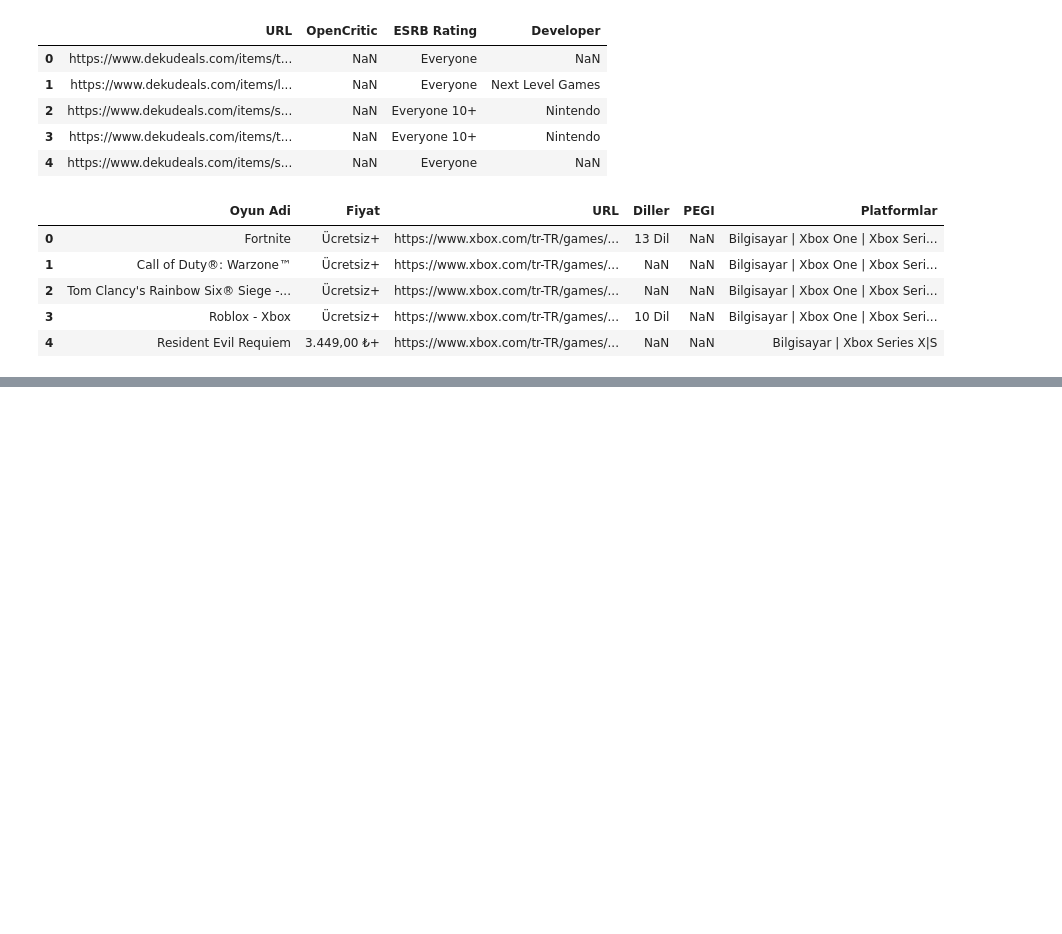
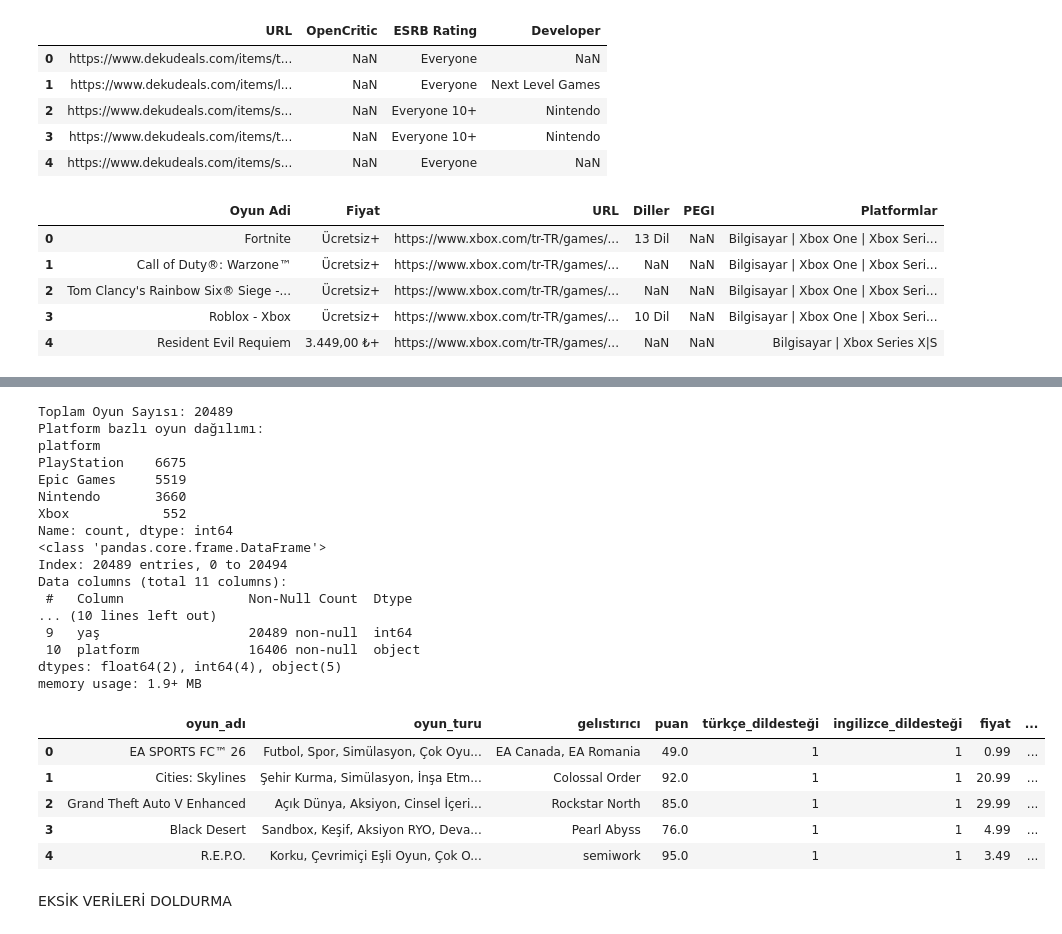
Before and after one commit to betultgumus/ybs-makine-ogrenmesi, a Jupyter notebook: ANIVIA/anivia.ipynb, the cells around one changed output, grey strips where cells are left out. Drawn from its saved outputs; the diff is of its cells as text; code cells hidden in the pictures; blank space fills up the shorter version.

```diff
--- a/ANIVIA/anivia.ipynb
+++ b/ANIVIA/anivia.ipynb
@@ -222,0 +755,5 @@ df_xbox2.head()
+# %%
+df_nintendo['türkçe_dildesteği'] = df_nintendo['Dil'].str.contains('Turkish|Türkçe', case=False, na=False).astype(int)
+df_nintendo['ingilizce_dildesteği'] = df_nintendo['Dil'].str.contains('English|İngilizce', case=False, na=False).astype(int)
+
+df_nintendo.info()
@@ -222,0 +1125,51 @@ df_xbox2.head()
+# %%
+import pandas as pd
+
+# 1. 5 Platformu tek bir dev tabloda topluyoruz
+df_final = pd.concat([df_steam, df_epic, df_nintendo, df_ps, df_xbox], ignore_index=True)
+
+# 2. Eğer isimleri boş olan satırlar gelmişse onları temizleyelim
+df_final = df_final.dropna(subset=['oyun_adı'])
+
+# 3. Boş kalan (NaN) yerleri "Bilinmiyor" ile dolduralım ki tablo temizlensin
+df_final['gelıstırıcı'] = df_final['gelıstırıcı'].fillna('Bilinmiyor')
+df_final['oyun_turu'] = df_final['oyun_turu'].fillna('Bilinmiyor')
+df_final['puan'] = df_final['puan'].fillna(df_final['puan'].mean()) # Puanı olmayanlara ortalama verelim
+
+# 4. TEBRİKLER! Kaç oyunumuz olmuş bakalım?
+print(f"Toplam Oyun Sayısı: {len(df_final)}")
+print("Platform bazlı oyun dağılımı:")
+print(df_final['platform'].value_counts())
+
+# 5. Bu dev tabloyu CSV olarak kaydedelim (Hocaya sunarken lazım olur)
+df_final.to_csv('tum_oyunlar_temiz_final.csv', index=False)
+
+# Sonucu görelim
+df_final.info()
+df_final.head()
+# %% [output]
+Toplam Oyun Sayısı: 20489
+Platform bazlı oyun dağılımı:
+platform
+PlayStation    6675
+Epic Games     5519
+Nintendo       3660
+Xbox            552
+Name: count, dtype: int64
+<class 'pandas.core.frame.DataFrame'>
+Index: 20489 entries, 0 to 20494
+Data columns (total 11 columns):
+ #   Column                Non-Null Count  Dtype
+... (10 lines left out)
+ 9   yaş                   20489 non-null  int64
+ 10  platform              16406 non-null  object
+dtypes: float64(2), int64(4), object(5)
+memory usage: 1.9+ MB
+|  | oyun_adı | oyun_turu | gelıstırıcı | puan | türkçe_dildesteği | ingilizce_dildesteği | fiyat | ... |
+| 0 | EA SPORTS FC™ 26 | Futbol, Spor, Simülasyon, Çok Oyu... | EA Canada, EA Romania | 49.0 | 1 | 1 | 0.99 | ... |
+| 1 | Cities: Skylines | Şehir Kurma, Simülasyon, İnşa Etm... | Colossal Order | 92.0 | 1 | 1 | 20.99 | ... |
+| 2 | Grand Theft Auto V Enhanced | Açık Dünya, Aksiyon, Cinsel İçeri... | Rockstar North | 85.0 | 1 | 1 | 29.99 | ... |
+| 3 | Black Desert | Sandbox, Keşif, Aksiyon RYO, Deva... | Pearl Abyss | 76.0 | 1 | 1 | 4.99 | ... |
+| 4 | R.E.P.O. | Korku, Çevrimiçi Eşli Oyun, Çok O... | semiwork | 95.0 | 1 | 1 | 3.49 | ... |
+# %% [markdown]
+EKSİK VERİLERİ DOLDURMA
```
Also changed, not shown: parts of 64 cells of this notebook, 8 other files.
